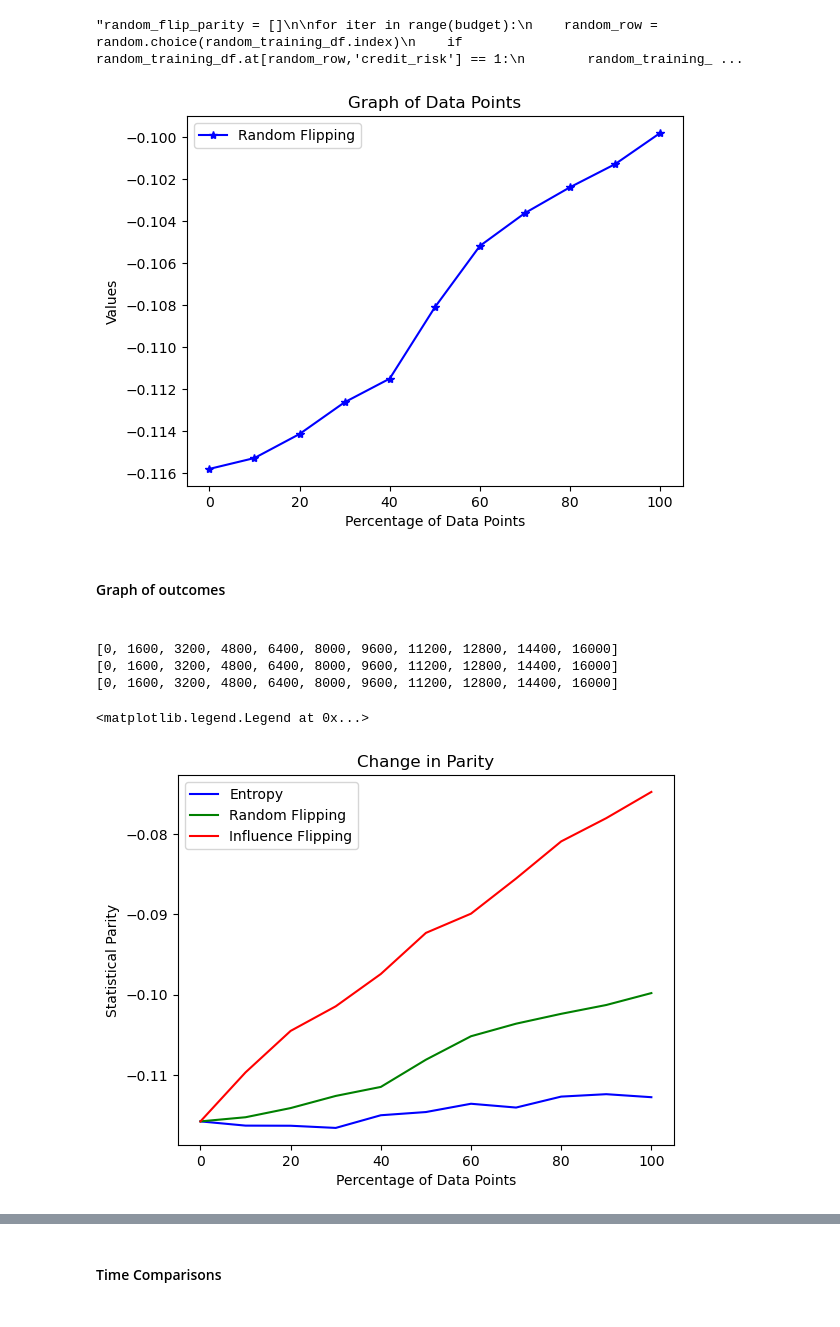
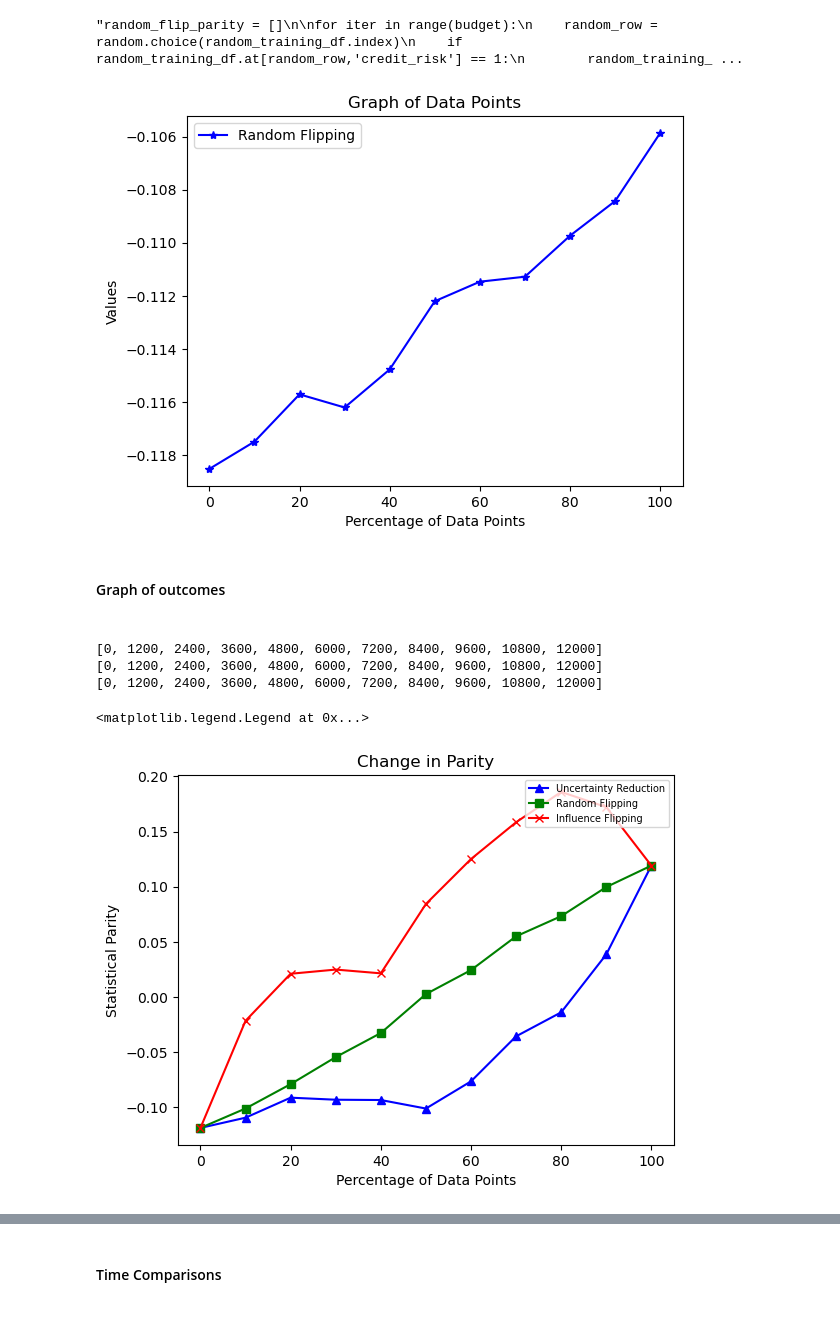
Before and after one commit to s-thandri/labelflipping, a Jupyter notebook: influence_functions/acs_influence 1.ipynb, the cells around one changed output, grey strips where cells are left out. Cells and saved outputs as stored; diff of their text form; code cells hidden in the pictures.

```diff
--- a/influence_functions/acs_influence 1.ipynb
+++ b/influence_functions/acs_influence 1.ipynb
@@ -370,3 +359,7 @@ predicted_prob = log.predict_proba(X_train)
+# %%
+#Calculate the probability of each datapoint using the same one of as the lrmodel function
+orig_entropy_prob = clf.predict_proba(X_train)
+flipped_entropy_prob = 1-orig_entropy_prob
 # %%
 #Log base two would be: log = math.log(x,2)
 #Entropy equation would then be: -1*(p1((math.log(p1,2))+p2*(math.log(p2,2)))
@@ -379,13 +372,14 @@ predicted_prob = log.predict_proba(X_train)
 index_list = []
 entropy_list = []
 
-for index, value in enumerate(predicted_prob):
+for index in range(len(X_train)):
   #Calculate p1 and p2
-  p1=predicted_prob[index,0]
-  p2=predicted_prob[index,1]
+  p1=orig_entropy_prob[index]
+  p2=flipped_entropy_prob[index]
+  #print(f"Index: {index}, p1: {p1}, p2: {p2}")
   #Calculate entropy in 3 steps
-  entropy_calc1 = p1 * math.log(p1,2)
-  entropy_calc2 = p2 * math.log(p2,2)
+  entropy_calc1 = p1 * math.log(p1,2) if p1 > 0 else 0
+  entropy_calc2 = p2 * math.log(p2,2) if p2 > 0 else 0
   entropy_final = -1 * (entropy_calc1 + entropy_calc2)
 
   #Append the values to their respective lists
@@ -447,11 +438,11 @@ indices = [int(i * datapoints_ent / 10) for i in range(0, 10)]
 
 values_entropy = []
 values_entropy.append(spd_0)
-for index in range(1, len(indices_abs) + 1):
+for index in range(1, len(indices) + 1):
     values_entropy.append(ranked_ent_parity_list[index * 80 - 1])
 
 #Plot the Values
-plt.plot([0, 10, 20, 30, 40, 50, 60, 70, 80, 90, 100], values_entropy, label='Entropy Flipping', color='Blue', marker = '^')
+plt.plot([0, 10, 20, 30, 40, 50, 60, 70, 80, 90, 100], values_entropy, label='Uncertainty Reduction', color='Blue', marker = '^')
 
 # Add labels and legend
 plt.xlabel('Percentage of Data Points')
@@ -535,7 +528,7 @@ plt.legend()
 # Show the plot
 plt.show()
 # %% [output]
-[figure, old version]
+[figure, new version]
 # %% [markdown]
 <h4>Graph of outcomes<h4>
 # %%
@@ -547,7 +540,7 @@ datapoints_random = len(random_flip_parity)
 datapoints_influence = len(flip_parity_abs)
 
 # Calculate the indices for the 5 points
-#indices_iterative = [int(i * datapoints_iterative / 10) for i in range(0, 11)]
+#ndices_iterative = [int(i * datapoints_iterative / 10) for i in range(0, 11)]
 indices_entropy = [int(i * datapoints_entropy / 10) for i in range(0, 11)]
 #indices_meu = [int(i * datapoints_meu / 10) for i in range(0, 11)]
 indices_random = [int(i * datapoints_random / 10) for i in range(0, 11)]
@@ -564,49 +557,49 @@ print(indices_influence)
 # Extract the values at these indices
 # values_iterative = [ranked_greedy_parity_list[index] for index in indices_iterative]
 # values_entropy = [ranked_ent_parity_list[index * 80 - 1] for index in indices_entropy]
 # values_meu = [meu_ranked_parity_list[index * 80 - 1] for index in indices_meu]
 # values_random = [random_flip_parity[index * 80 - 1] for index in indices_random]
 # values_influence = [flip_parity_abs[index * 80 - 1] for index in indices_influence]
 
-#values_iterative = []
+values_iterative = []
 values_entropy = []
-#values_meu = []
+values_meu = []
 values_random = []
 values_influence = []
-#values_iterative.append(spd_0)
+values_iterative.append(spd_0)
 values_entropy.append(spd_0)
-#values_meu.append(spd_0)
+values_meu.append(spd_0)
 values_random.append(spd_0)
 values_influence.append(spd_0)
 for index in range(1, len(indices) + 1):
-    #values_iterative.append(ranked_greedy_parity_list[index * 80 - 1])
-    values_entropy.append(ranked_ent_parity_list[index * 80 - 1])
-    #values_meu.append(meu_ranked_parity_list[index * 80 - 1])
-    values_random.append(random_flip_parity[index * 80 - 1])
-    values_influence.append(flip_parity_abs[index * 80 - 1])
+    #values_iterative.append(ranked_greedy_parity_list[index * 577 - 1])
+    values_entropy.append(ranked_ent_parity_list[index * 1200 - 1])
+    #values_meu.append(meu_ranked_parity_list[index * 577 - 1])
+    values_random.append(random_flip_parity[index * 1200 - 1])
+    values_influence.append(flip_parity_abs[index * 1200 - 1])
 
 
 
 # Plot the values
 # plt.plot(values_iterative, label='Iterative Flipping', color='Orange')
 # plt.plot(values_entropy, label='Entropy', color='Blue')
 # plt.plot(values_meu, label='MEU', color='Yellow')
 # plt.plot(values_random, label='Random Flipping', color='Green')
 # plt.plot( values_influence, label='Influence Flipping', color='Red')
-#plt.plot([0, 10,20, 30, 40, 50, 60, 70, 80, 90, 100], values_iterative, label='Iterative Flipping', color='Orange')
-plt.plot([0, 10,20, 30, 40, 50, 60, 70, 80, 90, 100], values_entropy, label='Entropy', color='Blue')
-#plt.plot([0, 10,20, 30, 40, 50, 60, 70, 80, 90, 100], values_meu, label='MEU', color='Yellow')
-plt.plot([0, 10,20, 30, 40, 50, 60, 70, 80, 90, 100], values_random, label='Random Flipping', color='Green')
-plt.plot([0, 10,20, 30, 40, 50, 60, 70, 80, 90, 100], values_influence, label='Influence Flipping', color='Red')
+#plt.plot([0, 10,20, 30, 40, 50, 60, 70, 80, 90, 100], values_iterative, label='Greedy', color='Orange', marker='o')
+plt.plot([0, 10,20, 30, 40, 50, 60, 70, 80, 90, 100], values_entropy, label='Uncertainty Reduction', color='Blue', marker='^')
+#plt.plot([0, 10,20, 30, 40, 50, 60, 70, 80, 90, 100], values_meu, label='MEU', color='Magenta', marker='*')
+plt.plot([0, 10,20, 30, 40, 50, 60, 70, 80, 90, 100], values_random, label='Random Flipping', color='Green', marker='s')
+plt.plot([0, 10,20, 30, 40, 50, 60, 70, 80, 90, 100], values_influence, label='Influence Flipping', color='Red', marker='x')
 
 # Add labels and legend
 plt.xlabel('Percentage of Data Points')
 plt.ylabel('Statistical Parity')
 plt.title('Change in Parity')
-plt.legend()
+plt.legend(loc='upper right', fontsize='7')
 # %% [output]
-[0, 1600, 3200, 4800, 6400, 8000, 9600, 11200, 12800, 14400, 16000]
-[0, 1600, 3200, 4800, 6400, 8000, 9600, 11200, 12800, 14400, 16000]
-[0, 1600, 3200, 4800, 6400, 8000, 9600, 11200, 12800, 14400, 16000]
+[0, 1200, 2400, 3600, 4800, 6000, 7200, 8400, 9600, 10800, 12000]
+[0, 1200, 2400, 3600, 4800, 6000, 7200, 8400, 9600, 10800, 12000]
+[0, 1200, 2400, 3600, 4800, 6000, 7200, 8400, 9600, 10800, 12000]
 <matplotlib.legend.Legend at 0x...>
-[figure, old version]
+[figure, new version]
```
Also changed, not shown: parts of 16 cells of this notebook, 6 other files.
